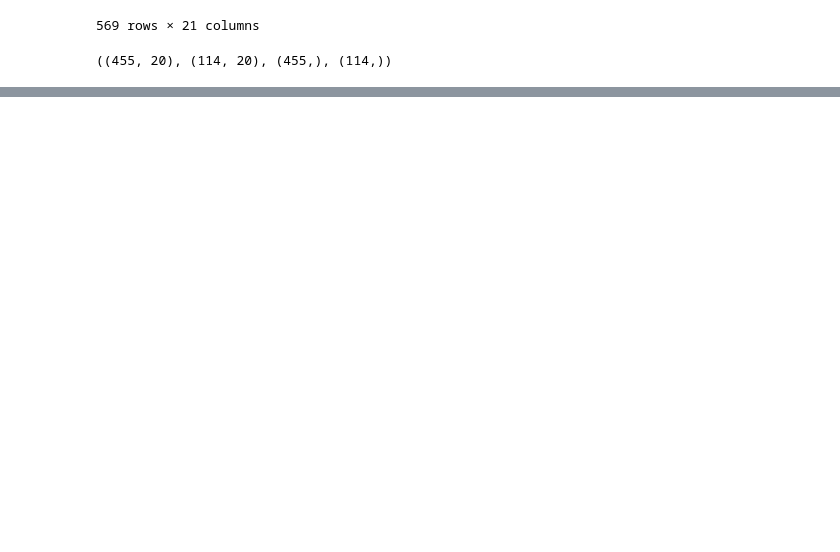
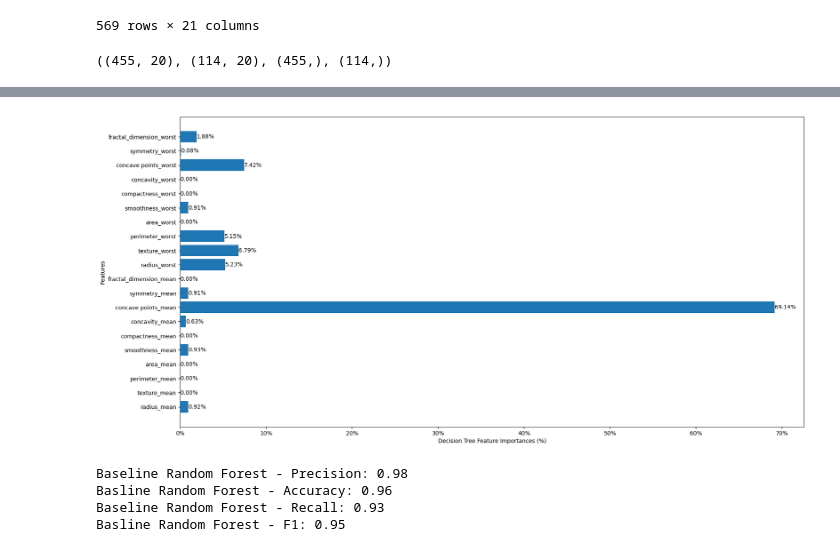
Before and after one commit to m-liv/bc-project, a Jupyter notebook: decision_tree.ipynb, the cells around one changed output, grey strips where cells are left out. Saved outputs shown, nothing was run; the diff lists cells and outputs as text; code cells hidden in the pictures; blank space fills up the shorter version.

```diff
--- a/decision_tree.ipynb
+++ b/decision_tree.ipynb
@@ -96,0 +142,33 @@ X_train.shape, X_test.shape, y_train.shape, y_test.shape
+# %%
+# Plot feature importances
+import matplotlib.ticker as mtick
+def plot_feature_importances(my_tree, title):
+    fig, ax = plt.subplots(figsize=(20,10))
+    bar_container = ax.barh(X.columns, (my_tree.feature_importances_ * 100))
+    ax.xaxis.set_major_formatter(mtick.PercentFormatter())
+    ax.set(ylabel='Features', xlabel=title)
+    ax.bar_label(bar_container, fmt='%.02f%%')
+    plt.show()
+# %%
+plot_feature_importances(dt, "Decision Tree Feature Importances (%)")
+# %% [output]
+[figure, added]
+# %%
+# Make a baseline random forest
+my_rf = RandomForestClassifier(random_state=42)
+my_rf.fit(X_train, y_train)
+my_rf_pred = my_rf.predict(X_test)
+my_rf_accuracy = accuracy_score(y_test, my_rf_pred)
+my_rf_precision = precision_score(y_test, my_rf_pred)
+my_rf_recall = recall_score(y_test, my_rf_pred)
+my_rf_f1 = f1_score(y_test, my_rf_pred)
+
+print(f"Baseline Random Forest - Precision: {my_rf_precision:.2f}")
+print(f"Basline Random Forest - Accuracy: {my_rf_accuracy:.2f}")
+print(f"Baseline Random Forest - Recall: {my_rf_recall:.2f}")
+print(f"Basline Random Forest - F1: {my_rf_f1:.2f}")
+# %% [output]
+Baseline Random Forest - Precision: 0.98
+Basline Random Forest - Accuracy: 0.96
+Baseline Random Forest - Recall: 0.93
+Basline Random Forest - F1: 0.95
```
Also changed, not shown: parts of 7 cells of this notebook.
